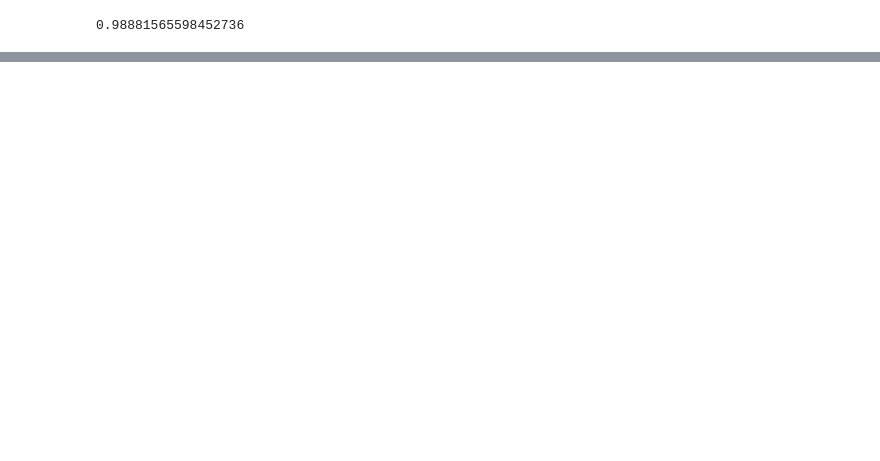
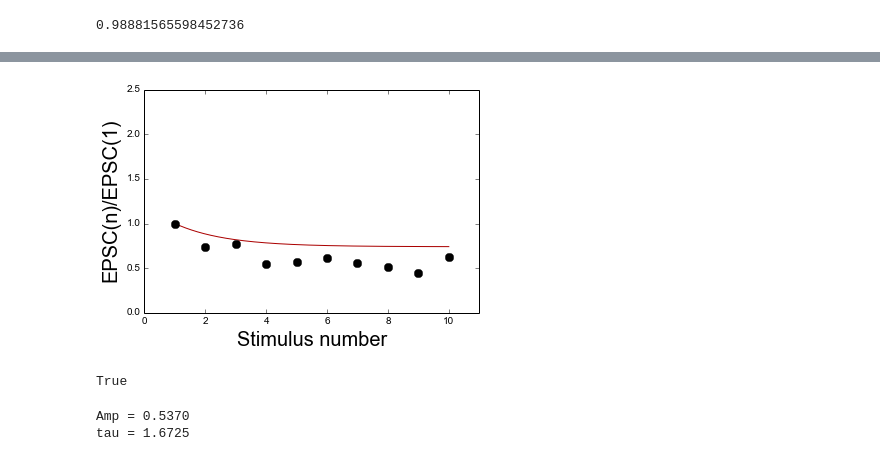
Before and after one commit to OrielBanne/myIPythonNotebooks, a Jupyter notebook: Optimization/Fitting to monoexponential functons.ipynb, the cells around one changed output, grey strips where cells are left out. Cells and saved outputs as stored; diff of their text form; code cells hidden in the pictures; blank space fills up the shorter version.

Commit message:
update monoexponential fitting

```diff
--- a/Optimization/Fitting to monoexponential functons.ipynb
+++ b/Optimization/Fitting to monoexponential functons.ipynb
@@ -81,0 +99,45 @@ mymonoexp(x=1, a=amp, b=1/tau, c=offset)
+# %%
+def mymonoexp2(x, b, c):
+    """
+    returns a monoexponential function of the form:
+    f(b,c;x) = \exp(-b*x) + c,
+
+    where x is the independent variable
+    b is the rate (1/ time constant,tau)
+    c is the offset .
+    The function is adjusted to return f(1,b,c)=1
+    """
+    t = np.array(x) - 1 # so that f(1) = e^0
+    return (1-c) * np.exp(-b*t) + c
+
+myamp = 0.91
+myoffset = 0.74
+mytau = 1.67
+
+plt.plot(t, mymonoexp2( b=1/mytau, c=myoffset, x=t), color='#aa0000')
+
+#plot data together with function
+plt.scatter(xval, yval, color='black')
+plt.plot(xval,yval, 'ko', markersize=8)
+plt.xlim(0,11), plt.ylim(0,2.5);
+plt.ylabel('EPSC(n)/EPSC(1)', fontsize=20);
+plt.xlabel('Stimulus number', fontsize=20);
+# %% [output]
+[figure, added]
+# %%
+mymonoexp2(x=1,b=1/mytau, c=myoffset) == 1.0 # must return True
+# %% [output]
+True
+# %%
+# fit to the function
+popt, pcov = curve_fit(mymonoexp2, xval, yval, maxfev=1000)
+
+
+mytau = 1/popt[0]
+myoffset = popt[1]
+
+print('Amp = %2.4f'%myoffset)
+print('tau = %2.4f'%mytau)
+# %% [output]
+Amp = 0.5370
+tau = 1.6725
```
Also changed, not shown: parts of 12 cells of this notebook.
